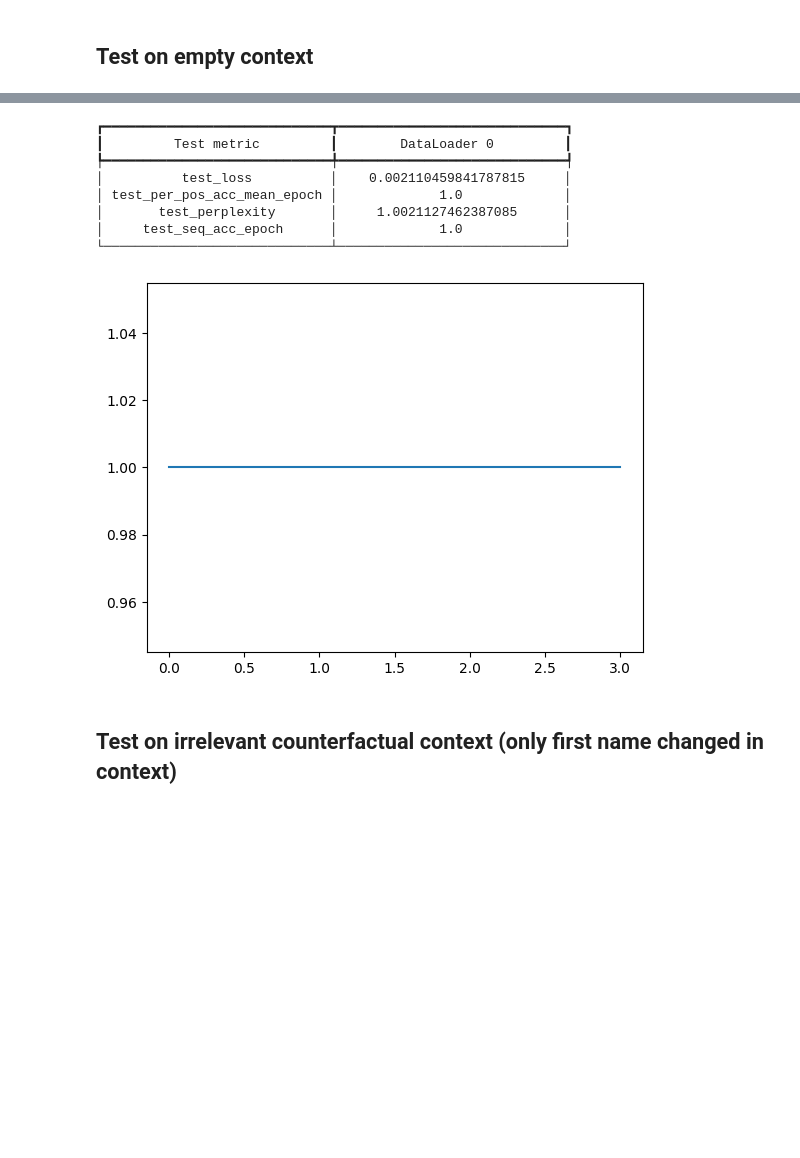
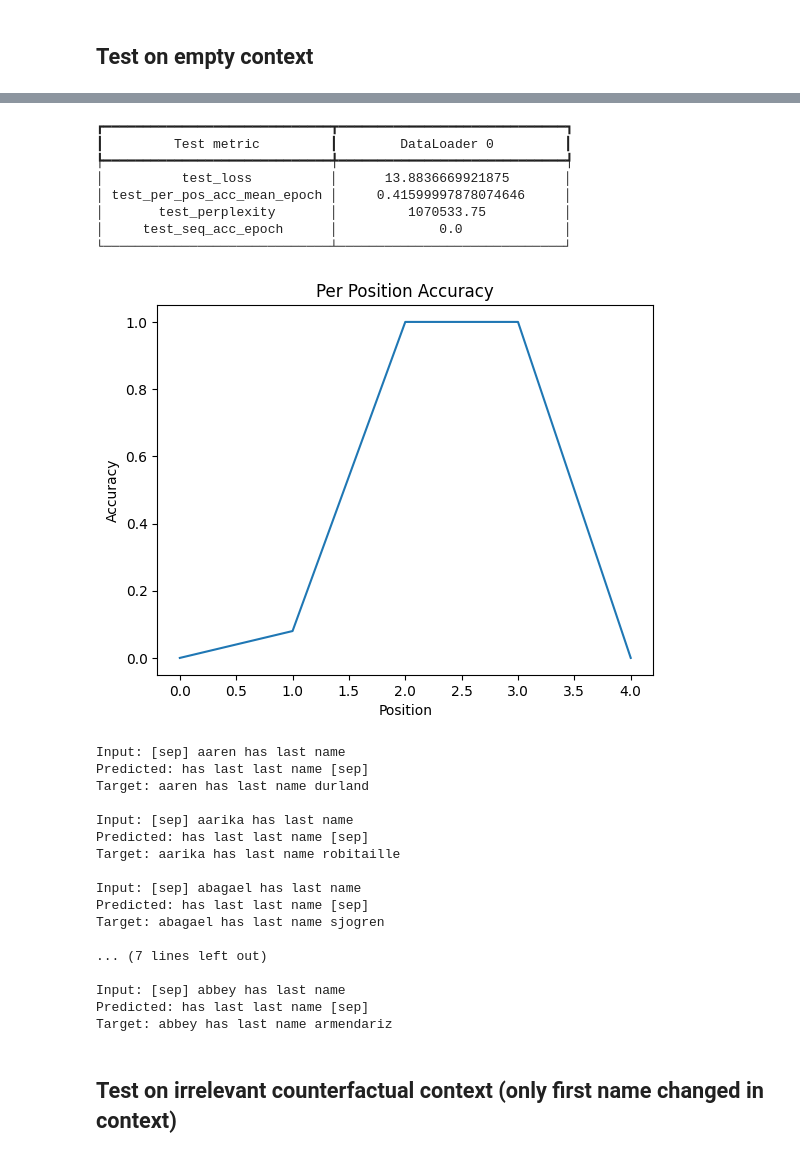
Before and after one commit to katareah/Controllability-and-Robustness, a Jupyter notebook: experiments/name_pair_experiment_with_unseen_data.ipynb, the cells around one changed output, grey strips where cells are left out. Cells and saved outputs as stored; diff of their text form; code cells hidden in the pictures; blank space fills up the shorter version.

```diff
--- a/experiments/name_pair_experiment_with_unseen_data.ipynb
+++ b/experiments/name_pair_experiment_with_unseen_data.ipynb
@@ -44,14 +44,14 @@ wandb_project = args.wandb_project
 ## Data
 # %%
 
-# get data and vocab for the first 1000 samples
+# get data and vocab for the first 300 samples
 data_path = '../name_pairs_dataset/full-sentences.txt'
 with open(data_path) as f:
-    data = f.read().splitlines()[:200]
-    last_names = [x.split(' ')[-1] for x in data]
+    data_orginal = f.read().splitlines()[:300]
+    last_names = [x.split(' ')[-1] for x in data_orginal]
 
 with open('../name_pairs_dataset/first-names.txt') as f:
-    first_names = f.read().splitlines()[:200]
+    first_names = f.read().splitlines()[:300]
 
 
 # create vocab map
@@ -65,22 +65,20 @@ vocab_map = {vocab: i for i, vocab in enumerate(vocab)}
 vocab_size = len(vocab)
 print('vocab size: ', vocab_size) # vocab size is very large; especially for a task this simple
 
-#tokenizer = torchtext.data.utils.get_tokenizer('basic_english')
 
-test_data_counterfactual = [f'{" ".join(sentence.split(" ")[:-1])} {last_names[np.random.randint(len(last_names))]}' for sentence in data]
+# sample different last name in ctx of the same sentence, keep first name the same
+test_data_counterfactual = [f'{" ".join(sentence.split(" ")[:-1])} {last_names[np.random.randint(len(last_names))]}' for sentence in data_orginal]
 test_data_counterfactual = [f'{sentence} [SEP] {sentence}' for sentence in test_data_counterfactual]
 
-# sample different first and last names
-test_data_counterfactual_irrelevant = [f'{first_names[np.random.randint(len(first_names))]} {" ".join(sentence.split(" ")[1:])}' for sentence in data]
+# sample different first and last names in ctx of the same sentence
+test_data_counterfactual_irrelevant = [f'{first_names[np.random.randint(len(first_names))]} {" ".join(sentence.split(" ")[1:])}' for sentence in data_orginal]
 test_data_counterfactual_irrelevant = [f'{" ".join(sentence.split(" ")[:-1])} {last_names[np.random.randint(len(last_names))]}' for sentence in test_data_counterfactual_irrelevant]
-test_data_counterfactual_irrelevant = [f'{test_data_counterfactual_irrelevant[i]} [SEP] {data[i]}' for i in range(len(data))]
+test_data_counterfactual_irrelevant = [f'{test_data_counterfactual_irrelevant[i]} [SEP] {data_orginal[i]}' for i in range(len(data_orginal))]
 print(test_data_counterfactual_irrelevant[:5])
-print(test_data_counterfactual[-5:])
+print(test_data_counterfactual[:5])
+
 # modify sentence to include [SEP] token
-data = [f'{sentence} [SEP] {sentence}' for sentence in data]
-
-# create test data, substitute last name with another randomly selected last name
-
+data = [f'{sentence} [SEP] {sentence}' for sentence in data_orginal]
 
 tokenized_data = [sentence.strip().lower().split(' ') for sentence in tqdm(data)]
 test_tokenized_data_counterfactual = [sentence.strip().lower().split(' ') for sentence in tqdm(test_data_counterfactual)]
@@ -109,11 +107,13 @@ test_dataset_counterfactual_irrelevant = torch.utils.data.TensorDataset(x_test_c
 
 train_dataset = dataset[:100] # NOTE: smaller dataset for testing
 val_dataset = dataset[100:200] # NOTE: smaller dataset for testing
+test_dataset = dataset[200:300] # NOTE: smaller dataset for testing
 test_dataset_counterfactual = test_dataset_counterfactual[:100] # NOTE: smaller dataset for testing
 test_dataset_counterfactual_irrelevant = test_dataset_counterfactual_irrelevant[:100] # NOTE: smaller dataset for testing
 
 train_dl = torch.utils.data.DataLoader(dataset, batch_size=args.batch_size, shuffle=True)
 val_dl = torch.utils.data.DataLoader(val_dataset, batch_size=args.batch_size, shuffle=False)
+test_dl = torch.utils.data.DataLoader(test_dataset, batch_size=args.batch_size, shuffle=False)
 test_dl_counterfactual = torch.utils.data.DataLoader(test_dataset_counterfactual, batch_size=args.batch_size, shuffle=False)
 test_dl_counterfactual_irrelevant = torch.utils.data.DataLoader(test_dataset_counterfactual_irrelevant, batch_size=args.batch_size, shuffle=False)
 seq_len = x.shape[1]
@@ -174,6 +174,9 @@ class LitLanguageModel(L.LightningModule):
 
         # plot per position accuracy
         plt.plot(per_pos_acc.cpu().numpy())
+        plt.title('Per Position Accuracy')
+        plt.xlabel('Position')
+        plt.ylabel('Accuracy')
 
         self.capture_mismatches(logits, y, x)
 
@@ -468,7 +491,7 @@ allene has last name dacquel
 # %% [markdown]
 ## Test on empty context
 # %%
-test_data_empty_ctx = [f' [SEP] {sentence}' for sentence in data]
+test_data_empty_ctx = [f' [SEP] {sentence}' for sentence in data_orginal]
 print(test_data_empty_ctx[:5])
 
 tokenized_data = [sentence.strip().lower().split(' ') for sentence in tqdm(test_data_empty_ctx)]
@@ -488,30 +511,47 @@ test_dl_empty_ctx = torch.utils.data.DataLoader(test_dataset_empty_ctx, batch_si
 # %%
-def mismatch_seq_print_empty(mismatch, reverse_vocab_map):
-    for mismatch in lit_model.mismatched_sequences:
+def mismatch_seq_print_empty(mismatch, reverse_vocab_map, max_examples=6):
+    for mismatch in lit_model.mismatched_sequences[:max_examples]:
         input_seq = decode_sequence(mismatch['input'], reverse_vocab_map)
         predicted_seq = decode_sequence(mismatch['predicted'], reverse_vocab_map)
         target_seq = decode_sequence(mismatch['target'], reverse_vocab_map)
 
         print(f"Input: {input_seq}")
         print(f"Predicted: {predicted_seq}")
-        print(f"Target: {target_seq}")
+        print(f"Target: {target_seq}\n")
 
 # test the model on the test set
 lit_model.mismatched_sequences.clear()
 
 trainer.test(model=lit_model, dataloaders=test_dl_empty_ctx)
 plt.show()
 mismatch_seq_print_empty(lit_model.mismatched_sequences, reverse_vocab_map)
 # %% [output]
 ┏━━━━━━━━━━━━━━━━━━━━━━━━━━━━━┳━━━━━━━━━━━━━━━━━━━━━━━━━━━━━┓
 ┃         Test metric         ┃        DataLoader 0         ┃
 ┡━━━━━━━━━━━━━━━━━━━━━━━━━━━━━╇━━━━━━━━━━━━━━━━━━━━━━━━━━━━━┩
-│          test_loss          │    0.002110459841787815     │
-│ test_per_pos_acc_mean_epoch │             1.0             │
-│       test_perplexity       │     1.0021127462387085      │
-│     test_seq_acc_epoch      │             1.0             │
+│          test_loss          │      13.8836669921875       │
+│ test_per_pos_acc_mean_epoch │     0.41599997878074646     │
+│       test_perplexity       │         1070533.75          │
+│     test_seq_acc_epoch      │             0.0             │
 └─────────────────────────────┴─────────────────────────────┘
-[figure, old version]
+[figure, new version]
+Input: [sep] aaren has last name
+Predicted: has last last name [sep]
+Target: aaren has last name durland
+
+Input: [sep] aarika has last name
+Predicted: has last last name [sep]
+Target: aarika has last name robitaille
+
+Input: [sep] abagael has last name
+Predicted: has last last name [sep]
+Target: abagael has last name sjogren
+
+... (7 lines left out)
+
+Input: [sep] abbey has last name
+Predicted: has last last name [sep]
+Target: abbey has last name armendariz
 # %% [markdown]
 ## Test on irrelevant counterfactual context (only first name changed in context)
 # %%
```
Also changed, not shown: parts of 12 cells of this notebook.
